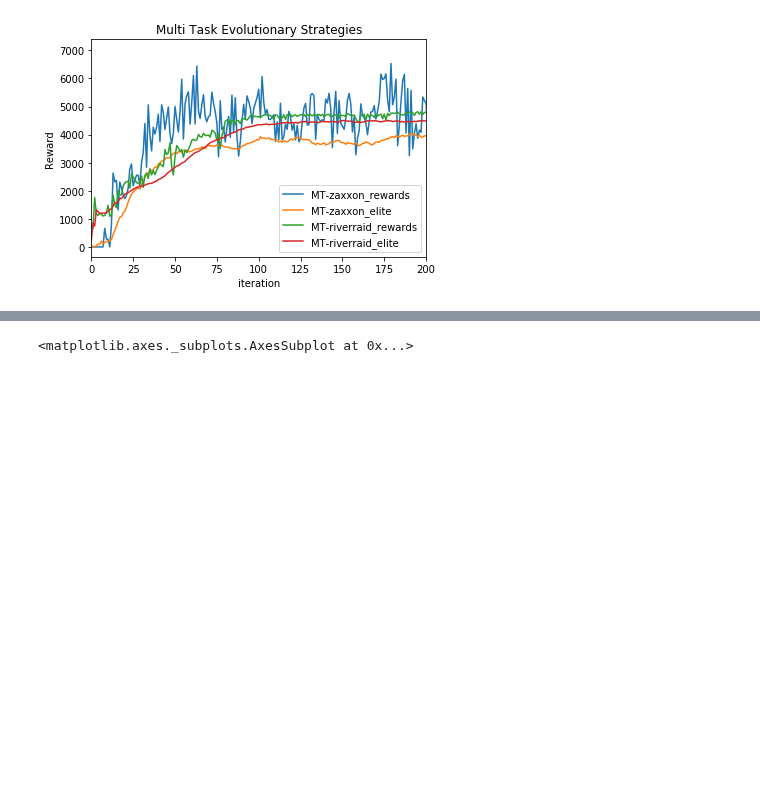
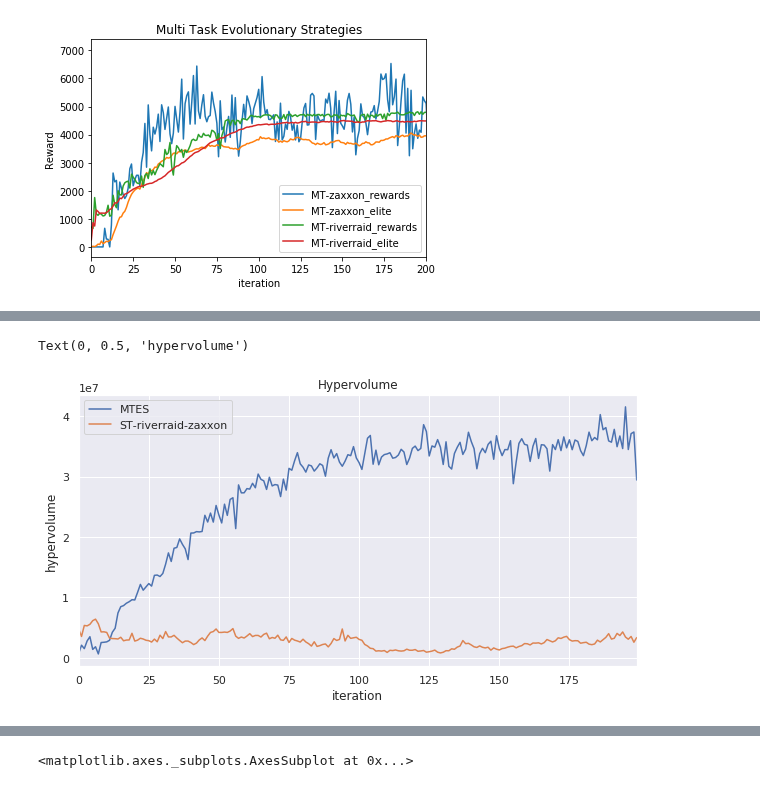
Before and after one commit to deyandyankov/research.mtne, a Jupyter notebook: gpu_implementation/analysis/all_plots.ipynb, the cells around one changed output, grey strips where cells are left out. Cells and saved outputs as stored; diff of their text form; code cells hidden in the pictures; blank space fills up the shorter version.

```diff
--- a/gpu_implementation/analysis/all_plots.ipynb
+++ b/gpu_implementation/analysis/all_plots.ipynb
@@ -117,0 +107,24 @@ def compute_dkl(cfg, game_idx, iteration, bin_size, epsilon):
+# %%
+# 4) hypervolume (offspring only)
+# x axis: iterations (0 to 200)
+# y axis: hypervolume
+# lines: (a) MTES; (b) STES [zaxxon evaluated on riverraid]; (c) STES [riverraid evaluated on zaxxon].
+hv_df = pd.DataFrame.from_dict({
+    'MTES': utils.get_hypervolume_data(experiments['MT'], iterations)['pareto'],
+    'ST-riverraid-zaxxon': utils.get_hypervolume_data(experiments['ST-riverraid-zaxxon'], iterations)['pareto']#,
+#    'ST-zaxxon-riverraid': utils.get_hypervolume_data(experiments['ST-zaxxon-riverraid'])
+})
+# sns.set(rc={'figure.figsize': (10, 10)})
+# hv['iteration'] = hv.index
+# sns.lineplot(x=hv['iteration'], y=hv['pareto'], data=hv)
+# %%
+sns.set(rc={'figure.figsize': (10, 5)})
+hv_df['iteration'] = range(0, iterations)
+hv_df.set_index('iteration')
+del hv_df['iteration']
+p = hv_df.plot()
+p.set_title('Hypervolume')
+p.set_ylabel('hypervolume')
+# %% [output]
+Text(0, 0.5, 'hypervolume')
+[figure, added]
```
Also changed, not shown: parts of 9 cells of this notebook, 3 other files.
